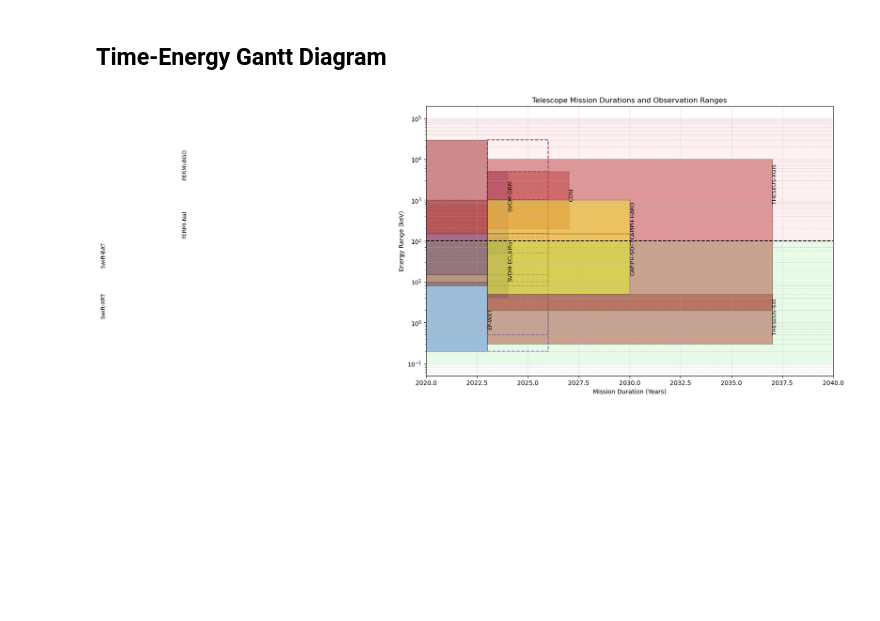
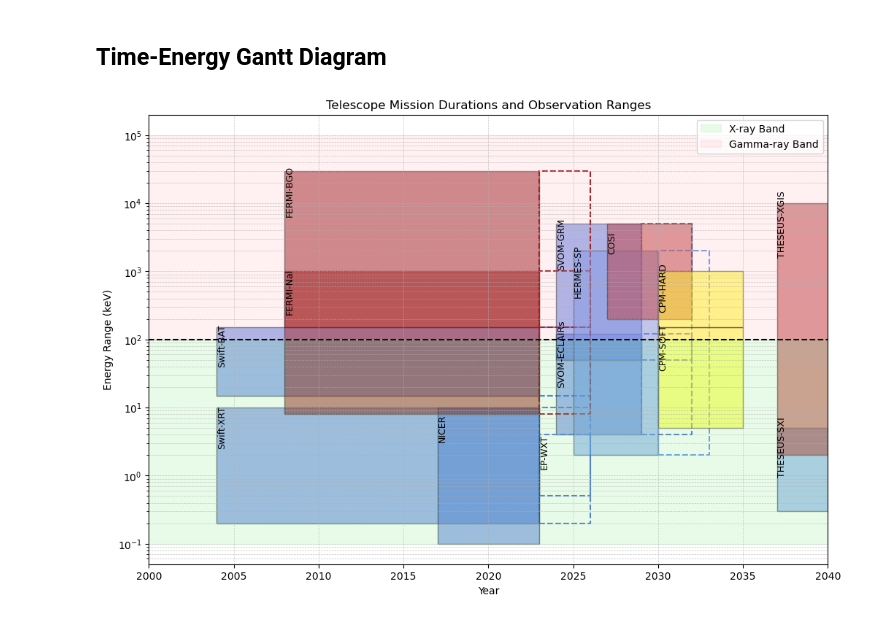
Before and after one commit to CAPIBARA3/capigx-obs-stats, a Jupyter notebook: FinalGantt.ipynb, the cells around one changed output. Saved outputs shown, nothing was run; the diff lists cells and outputs as text; code cells hidden in the pictures; blank space fills up the shorter version.

Commit message:
update final gantt chart

```diff
--- a/FinalGantt.ipynb
+++ b/FinalGantt.ipynb
@@ -9,38 +9,44 @@ import matplotlib.patches as patches
 
 # Define telescope data (including possible extensions)
 telescopes = [
-    # mission-instrument, (low_energy, high_energy), age, launch_year, extension_possible, mission_type, citation
-    # energies in keV
-    # X-ray
     ('Swift-BAT', (15, 150), 2004, 'y', 'current_xray', 'source'),
     ('Swift-XRT', (0.2, 10), 2004, 'y', 'current_xray', 'source'),
     ('SVOM-ECLAIRs', (4, 120), 2024, 'y', 'current_xray', 'source'),
     ('SVOM-GRM', (50, 5000), 2024, 'y', 'current_xray', 'source'),
     ('EP-WXT', (0.5, 4), 2023, 'y', 'current_xray', 'source'),
+    ('NICER', (0.1, 10), 2017, 'n', 'current_xray', 'Description NICER website'),
 
-    # gamma-ray
     ('FERMI-Nal', (8, 1000), 2008, 'y', 'current_gamma', 'source'),
     ('FERMI-BGO', (150, 30000), 2008, 'y', 'current_gamma', 'source'),
 
-    # future x-ray
 
-    # future gamma-ray
+    ('THESEUS-SXI', (0.3, 5), 2037, 'n', 'future_xray', 'source'),
+    ('HERMES-SP', (2, 2000), 2025, 'y', 'future_xray', 'Evangelista et al.'),
+
+    ('THESEUS-XGIS', (2, 10000), 2037, 'n', 'future_gamma', 'source'),
     ('COSI', (200, 5000), 2027, 'n', 'future_gamma', 'source'),
-    ('THESEUS-SXI', (0.3, 5), 2037, 'n', 'future_gamma', 'source'),
-    ('THESEUS-XGIS', (2, 10000), 2037, 'n', 'future_gamma', 'source'),
 
-    # CAPIPH
-    ('CAPIPH-SOFT', (5, 150), 2030, 'n', 'capiph', 'alcaide-núñez 2025 inprep'),
-    ('CAPIPH-HARD', (150, 1000), 2030, 'n', 'capiph', 'alcaide-núñez 2025 inprep'),
+    ('CPM-SOFT', (5, 150), 2030, 'n', 'capiph', 'alcaide-núñez 2025 inprep'),
+    ('CPM-HARD', (150, 1000), 2030, 'n', 'capiph', 'alcaide-núñez 2025 inprep'),
 ]
+
+# Define current year
+current_year = 2023
 
 # Extract data
 names = [t[0] for t in telescopes]
 ranges = [t[1] for t in telescopes]
 launch_years = [t[2] for t in telescopes]
-lifetimes = [2023 - year for year in launch_years]  # Use current year (2023)
 extensions = [t[3] for t in telescopes]
 obstypes = [t[4] for t in telescopes]
+
+# Compute mission durations
+lifetimes = []
+for year in launch_years:
+    if year <= current_year:
+        lifetimes.append(current_year - year)
+    else:
+        lifetimes.append(5)  # Assume default 5-year lifetime for future missions
 
 # Compute end-of-mission years
 end_years = [launch + lifetime for launch, lifetime in zip(launch_years, lifetimes)]
@@ -52,56 +58,63 @@ fig, ax = plt.subplots(figsize=(12, 8))
 colors = {
     "current_xray": "royalblue",
     "future_xray": "cornflowerblue",
     "current_gamma": "darkred",
     "future_gamma": "firebrick",
     "capiph": "yellow"
 }
 
 # Plot mission lifetimes as rectangles
-for i, (name, (start, end), launch, end_mission, ext, obstype) in enumerate(zip(names, ranges, launch_years, end_years, extensions, obstypes)):
-    color = colors[obstype]  # Use the color based on the mission type
+for i in range(len(telescopes)):
+    name = names[i]
+    start, end = ranges[i]
+    launch = launch_years[i]
+    end_mission = end_years[i]
+    ext = extensions[i]
+    obstype = obstypes[i]
+
+    color = colors[obstype]
+    width = end_mission - launch
+    height = end - start
 
     # Main mission rectangle
-    rect = patches.Rectangle((launch, start), end_mission - launch, end - start,
-                             facecolor=color,
-                             alpha=0.5, edgecolor="black", linewidth=1)
+    rect = patches.Rectangle((launch, start), width, height,
+                             facecolor=color, alpha=0.5, edgecolor="black", linewidth=1)
     ax.add_patch(rect)
 
-    # Handle mission extensions
-    ext_length = 0
-    ext_style = {}
-    if ext == 'y':  # Potential extension
+    # Mission extension
+    if ext == 'y':
         ext_length = 3
-        ext_style = {'facecolor': 'none', 'edgecolor': color, 'linestyle': '--', 'linewidth': 1.5}  # Dashed outline
-
-    if ext_length > 0:
-        ext_rect = patches.Rectangle((end_mission, start), ext_length, end - start, **ext_style)
+        ext_rect = patches.Rectangle((end_mission, start), ext_length, height,
+                                     facecolor='none', edgecolor=color, linestyle='--', linewidth=1.5)
         ax.add_patch(ext_rect)
 
-    # Add mission label
-    ax.text(launch, (start + (end /  2)) / 2, name, ha="left", va="center", fontsize=9, color="black", rotation='vertical')
+    # Centered label
+    ax.text(launch+0.3, start + height / 2, name, ha="center", va="center", fontsize=9, color="black", rotation='vertical')
 
 # Set axis labels and title
-ax.set_xlabel("Mission Duration (Years)")
+ax.set_xlabel("Year")
 ax.set_ylabel("Energy Range (keV)")
 ax.set_title("Telescope Mission Durations and Observation Ranges")
 
-# Log scale for energy range
+# Log scale for energy
 ax.set_yscale("log")
 
-# Add X-ray/gamma-ray division
+# Highlight X-ray and gamma-ray energy bands
 ax.axhline(y=100, color='black', linestyle='--')
-ax.axhspan(ymin=0.1, ymax=100, color='lightgreen', alpha=0.2)
-ax.axhspan(ymin=100, ymax=10**5, color='lightpink', alpha=0.2)
+ax.axhspan(ymin=0.1, ymax=100, color='lightgreen', alpha=0.2, label="X-ray Band")
+ax.axhspan(ymin=100, ymax=10**5, color='lightpink', alpha=0.2, label="Gamma-ray Band")
 
-# Year range
-ax.set_xlim(2020, 2040)
+# Set x-axis range
+ax.set_xlim(2000, 2040)
 
-# Grid and style
+# Enable grid
 ax.grid(True, which="both", linestyle="--", linewidth=0.5, alpha=0.7)
 
-# Show plot
+# Optional: Add legend for bands
+ax.legend(loc='upper right')
+
+# Save and show
+fig.savefig('time_energy.png', dpi=600)
 plt.show()
-fig.savefig('time_energy.png', dpi=600)
 # %% [output]
-[figure, old version]
+[figure, new version]
```
Also changed, not shown: parts of 4 cells of this notebook, 1 other file.
